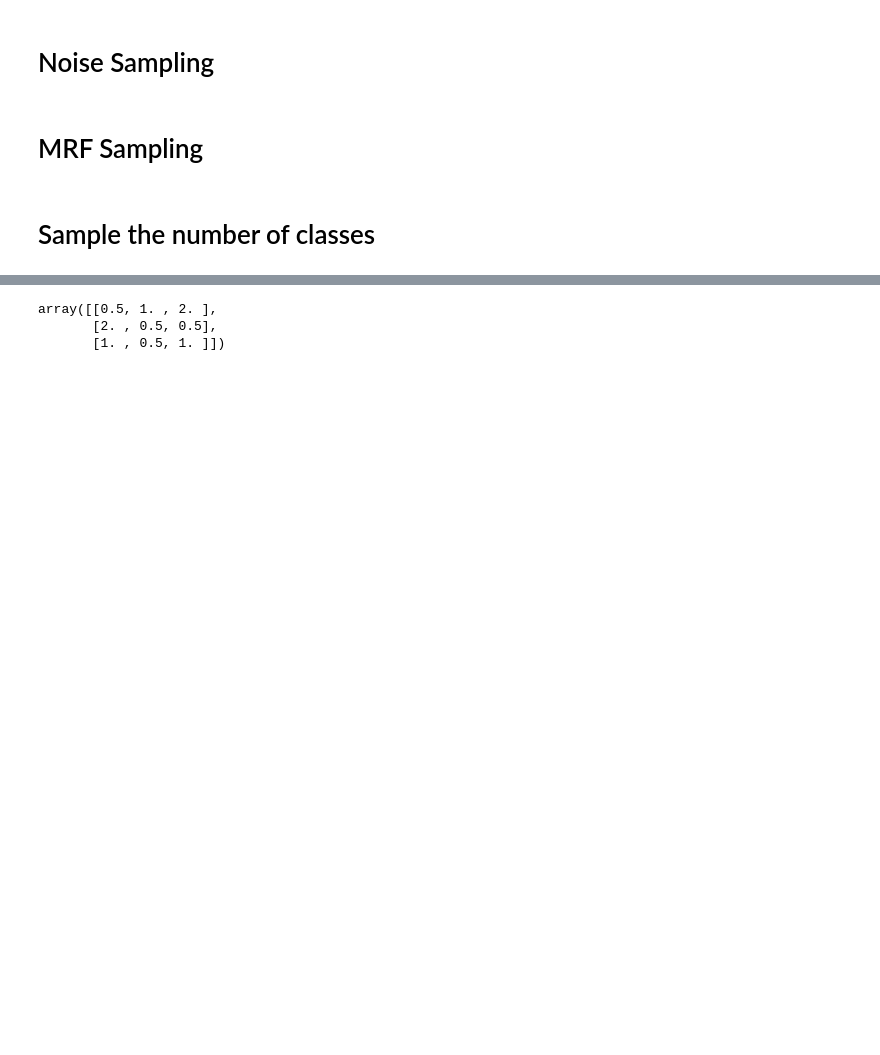
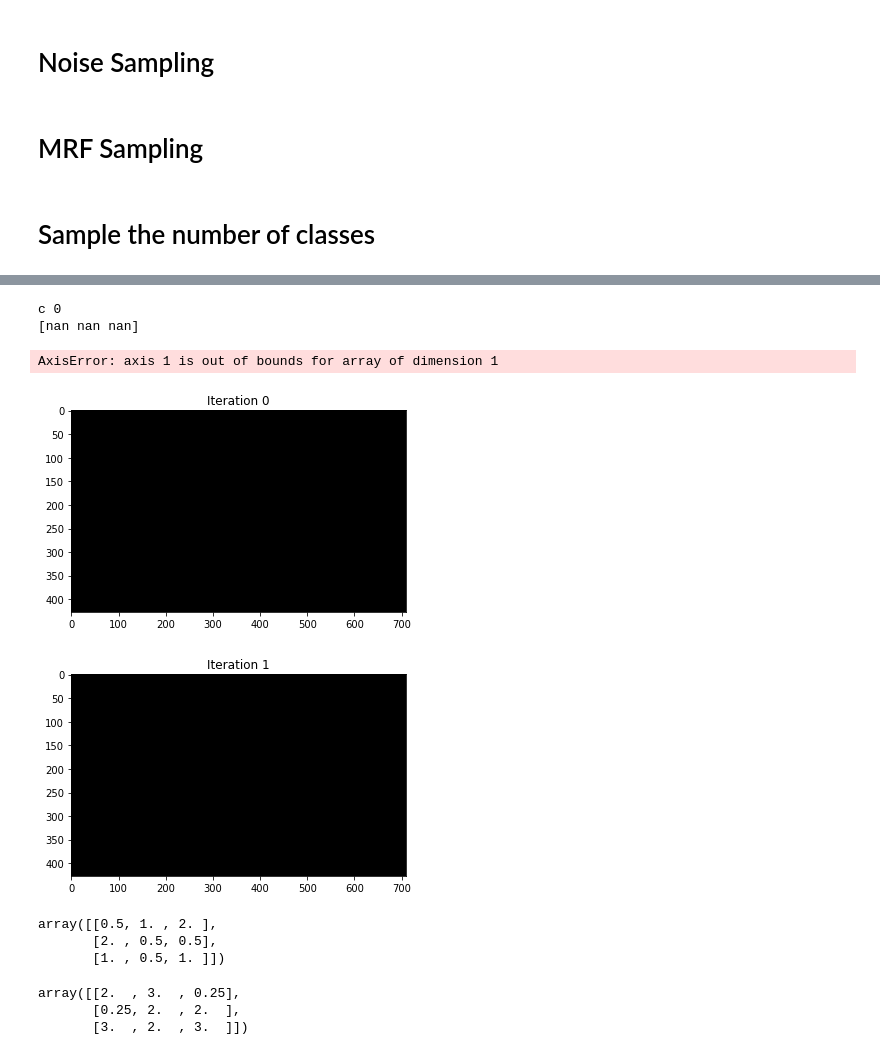
Before and after one commit to paskett/mrf-unsupervised-image-segmentation, a Jupyter notebook: Taylor_Working_NB.ipynb, the cells around one changed output, grey strips where cells are left out. Drawn from its saved outputs; the diff is of its cells as text; code cells hidden in the pictures; blank space fills up the shorter version.

```diff
--- a/Taylor_Working_NB.ipynb
+++ b/Taylor_Working_NB.ipynb
@@ -23,8 +23,8 @@ import matplotlib.pyplot as plt
 from scipy.stats import beta
 import time
 # %%
-Y = imread('squares.jpg') / 255
-Y = np.mean(Y, axis = 2)
+Y = imread('imgs/checkers.gif') / 255
+#Y = np.mean(Y, axis = 2)
 plt.imshow(Y, cmap = 'gray')
 plt.show()
 
@@ -378,3 +443,14 @@ SyntaxError: invalid syntax (<ipython-input-143-a341a24b0b73>, line 5)
+# %%
+SC.sample_num_classes()
+# %% [output]
+c 0
+[nan nan nan]
+AxisError: axis 1 is out of bounds for array of dimension 1
+# %%
+seg = segment(Y, numiter=2)
+# %% [output]
+[figure, added]
+[figure, added]
 # %%
 arr = np.array([[0, 1, 2], [2, 0, 0], [1, 0, 1]])
 arr2 = np.array([[[0.5,0.5,0.5], [0.5,0.5,0.5], [0.5,0.5,0.5]], [[1,1,1],[1,1,1],[1,1,1]], [[2,2,2],[2,2,2],[2,2,2]]])
@@ -384,5 +460,12 @@ arr2[arr,0,0]
 array([[0.5, 1. , 2. ],
        [2. , 0.5, 0.5],
        [1. , 0.5, 1. ]])
+# %%
+sig = np.array([2, 3, .25])
+sig[arr]
+# %% [output]
+array([[2.  , 3.  , 0.25],
+       [0.25, 2.  , 2.  ],
+       [3.  , 2.  , 3.  ]])
 # %%
 np.random.normal(0, 1)
```
Also changed, not shown: parts of 10 cells of this notebook.
